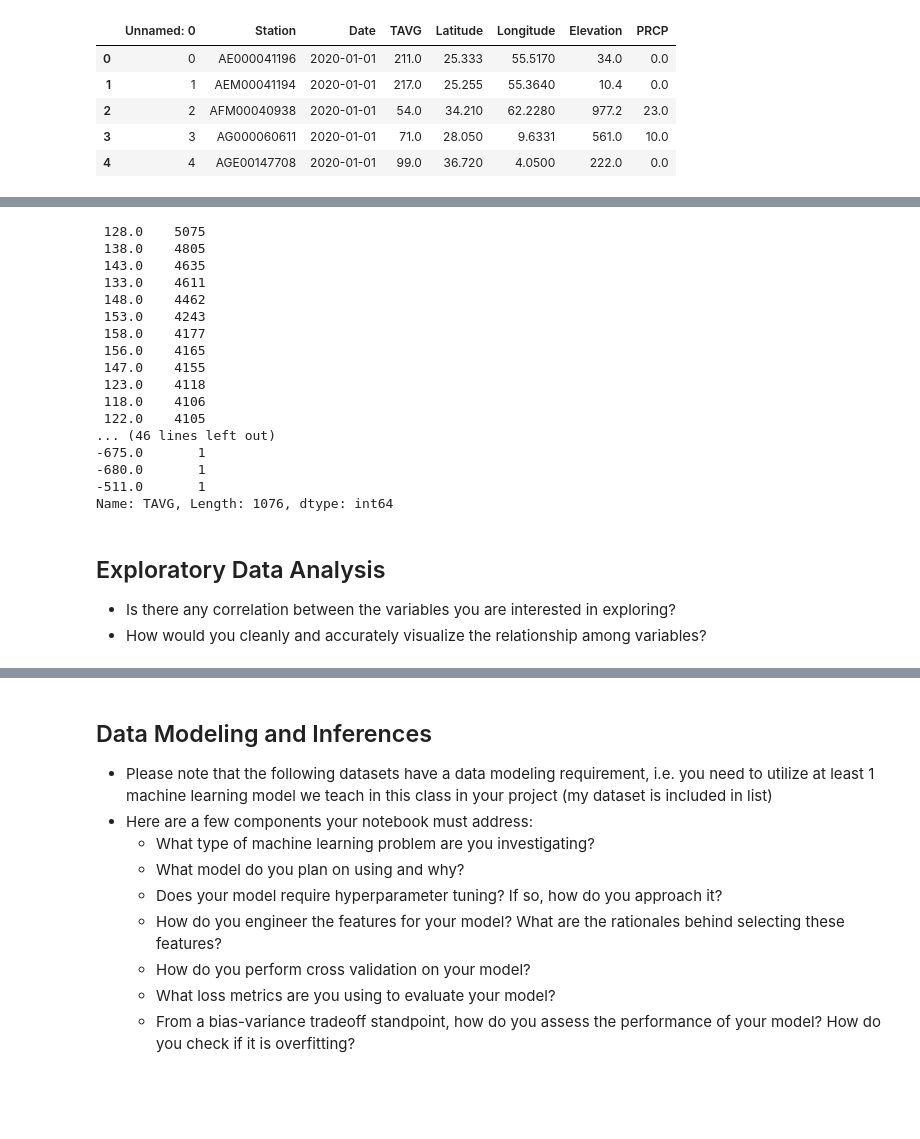
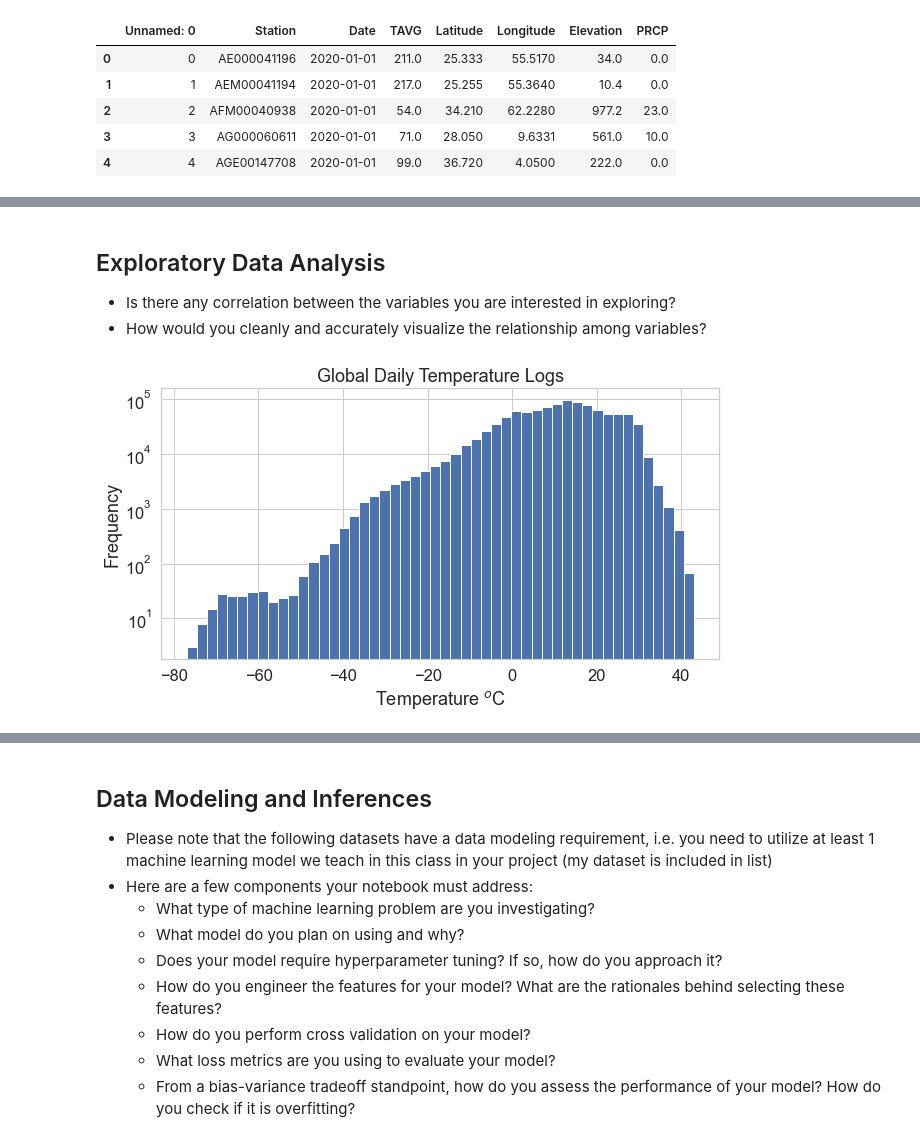
Before and after one commit to kalieknecht/data200-project, a Jupyter notebook: analysis/Analysis.ipynb, the cells around one changed output, grey strips where cells are left out. Saved outputs shown, nothing was run; the diff lists cells and outputs as text; code cells hidden in the pictures; blank space fills up the shorter version.

Commit message:
cleaning weather data

```diff
--- a/analysis/Analysis.ipynb
+++ b/analysis/Analysis.ipynb
@@ -239,6 +244,18 @@ daily_global_weather.head(5)
 | 2 | 2 | AFM00040938 | 2020-01-01 | 54.0 | 34.210 | 62.2280 | 977.2 | 23.0 |
 | 3 | 3 | AG000060611 | 2020-01-01 | 71.0 | 28.050 | 9.6331 | 561.0 | 10.0 |
 | 4 | 4 | AGE00147708 | 2020-01-01 | 99.0 | 36.720 | 4.0500 | 222.0 | 0.0 |
+# %%
+# Make a new column for temperature data in Celsius units
+daily_global_weather['T_C'] = daily_global_weather['TAVG']/10
+# %%
+# Add more info about each station
+station_info=stations.copy()
+station_info.drop(['Latitude', 'Longitude', 'Lat , Lon', 'lat', 'lon','admin1', 'admin2'],axis=1,inplace=True)
+station_info.set_index('Station')
+daily_global_weather=daily_global_weather.merge(station_info,on='Station')
+# %%
+# drop legacy index column
+daily_global_weather.drop('Unnamed: 0',axis=1,inplace=True)
 # %%
 # daily_global_weather To do
 # check that elevation, lat, long same for sttation each time
@@ -287,23 +262,3 @@ plt.show()
-# %%
-daily_global_weather['TAVG'].value_counts()
-# %% [output]
- 128.0    5075
- 138.0    4805
- 143.0    4635
- 133.0    4611
- 148.0    4462
- 153.0    4243
- 158.0    4177
- 156.0    4165
- 147.0    4155
- 123.0    4118
- 118.0    4106
- 122.0    4105
-... (46 lines left out)
--675.0       1
--680.0       1
--511.0       1
-Name: TAVG, Length: 1076, dtype: int64
 # %% [markdown]
 ## Exploratory Data Analysis
 * Is there any correlation between the variables you are interested in exploring?
@@ -312,0 +268,10 @@ Name: TAVG, Length: 1076, dtype: int64
+# %%
+plt.figure(figsize=(10,5))
+plt.hist(daily_global_weather['T_C'],bins=50,range=(-77,43),log=True)
+plt.title('Global Daily Temperature Logs')
+plt.xlabel('Temperature $^o$C')
+plt.ylabel('Frequency')
+plt.savefig('../figures/DailyTempHist.png',bbox_inches = 'tight',pad_inches=0.5)
+plt.show()
+# %% [output]
+[figure, added]
```
Also changed, not shown: parts of 11 cells of this notebook.
